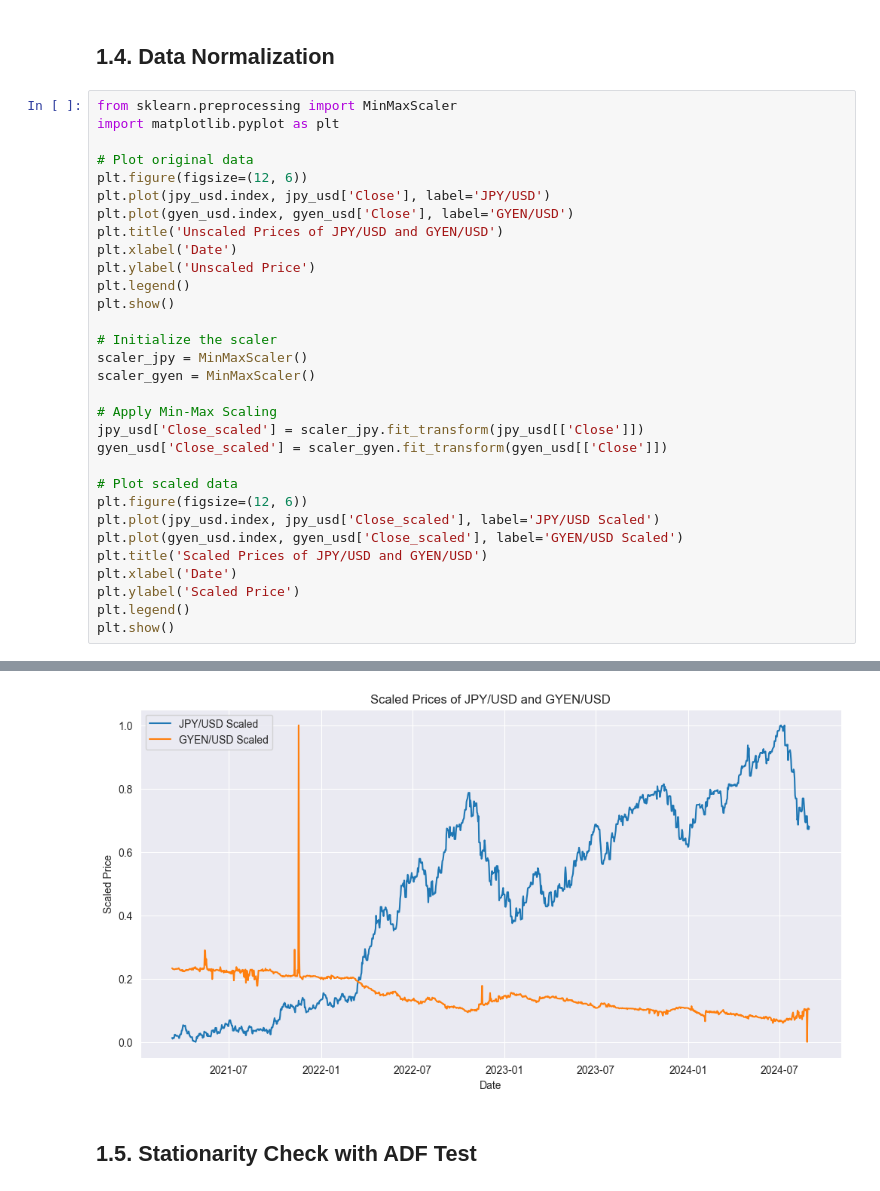
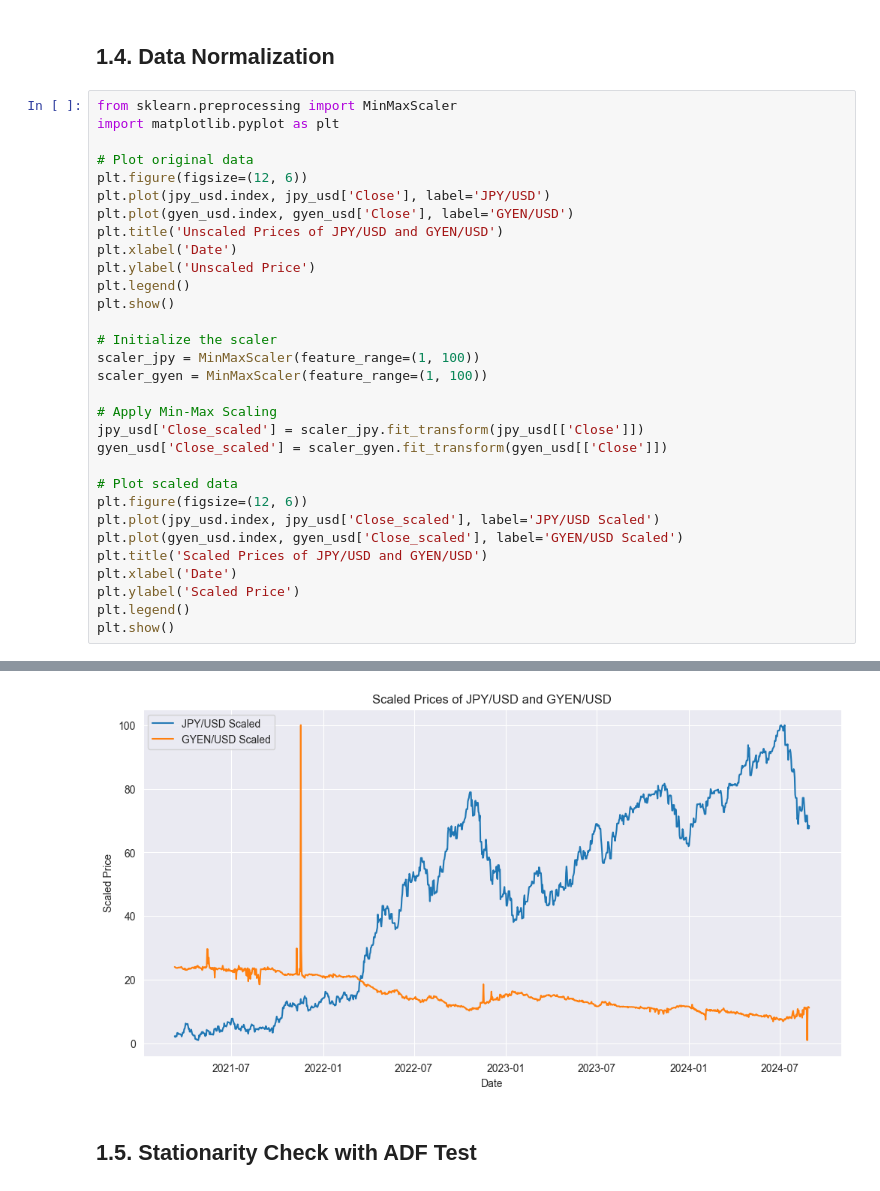
Before and after one commit to joodevs/algo-trader, a Jupyter notebook: gyen-yen-analysis.ipynb, the cells around one changed output, grey strips where cells are left out. Cells and saved outputs as stored; diff of their text form.

```diff
--- a/gyen-yen-analysis.ipynb
+++ b/gyen-yen-analysis.ipynb
@@ -84,36 +84,36 @@ dtype: int64
 from sklearn.preprocessing import MinMaxScaler
 import matplotlib.pyplot as plt
 
 # Plot original data
 plt.figure(figsize=(12, 6))
 plt.plot(jpy_usd.index, jpy_usd['Close'], label='JPY/USD')
 plt.plot(gyen_usd.index, gyen_usd['Close'], label='GYEN/USD')
 plt.title('Unscaled Prices of JPY/USD and GYEN/USD')
 plt.xlabel('Date')
 plt.ylabel('Unscaled Price')
 plt.legend()
 plt.show()
 
 # Initialize the scaler
-scaler_jpy = MinMaxScaler()
-scaler_gyen = MinMaxScaler()
+scaler_jpy = MinMaxScaler(feature_range=(1, 100))
+scaler_gyen = MinMaxScaler(feature_range=(1, 100))
 
 # Apply Min-Max Scaling
 jpy_usd['Close_scaled'] = scaler_jpy.fit_transform(jpy_usd[['Close']])
 gyen_usd['Close_scaled'] = scaler_gyen.fit_transform(gyen_usd[['Close']])
 
 # Plot scaled data
 plt.figure(figsize=(12, 6))
 plt.plot(jpy_usd.index, jpy_usd['Close_scaled'], label='JPY/USD Scaled')
 plt.plot(gyen_usd.index, gyen_usd['Close_scaled'], label='GYEN/USD Scaled')
 plt.title('Scaled Prices of JPY/USD and GYEN/USD')
 plt.xlabel('Date')
 plt.ylabel('Scaled Price')
 plt.legend()
 plt.show()
 # %% [output]
 [figure]
-[figure, old version]
+[figure, new version]
 # %% [markdown]
 ## 1.5. Stationarity Check with ADF Test
 # %%
```
Also changed, not shown: parts of 13 cells of this notebook.
